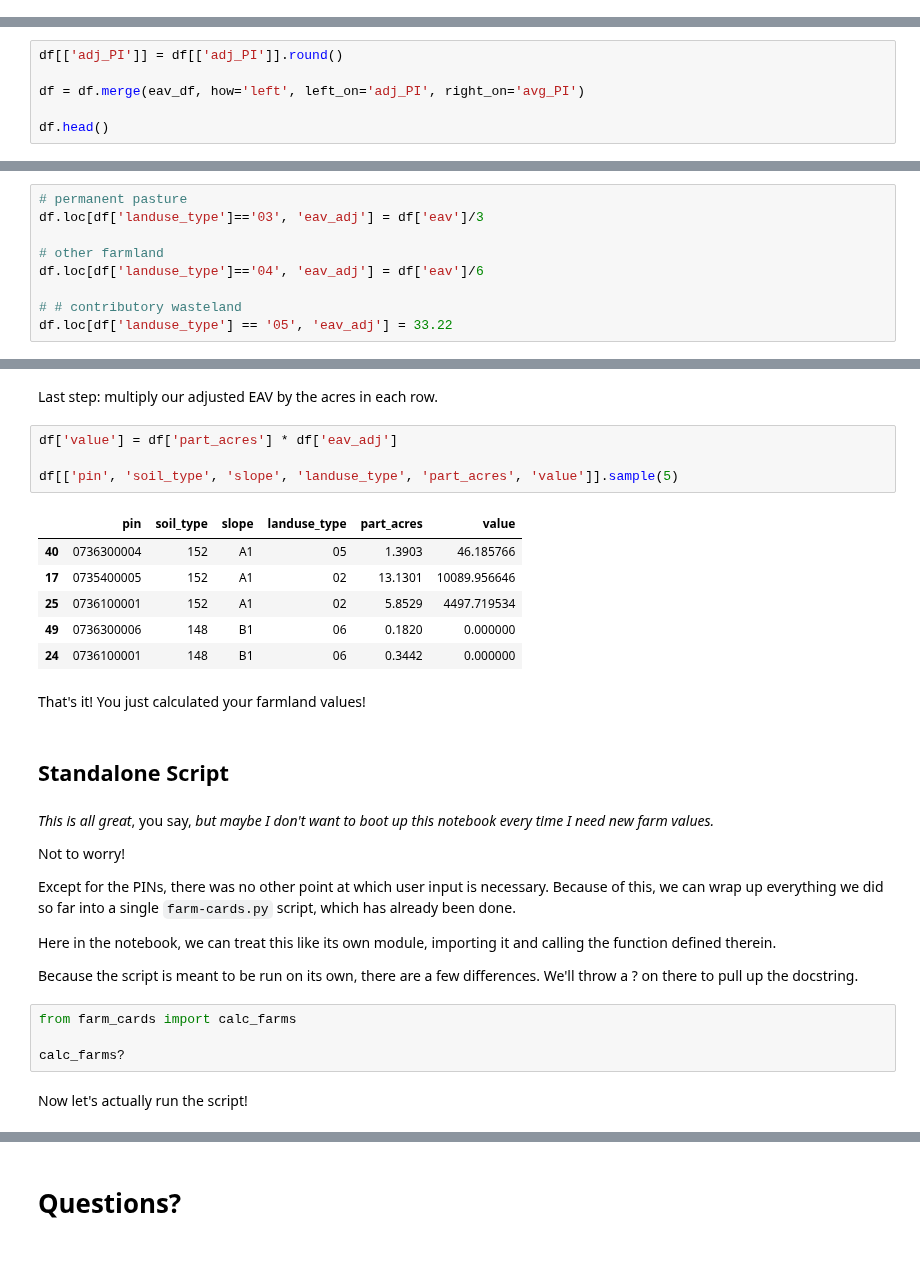
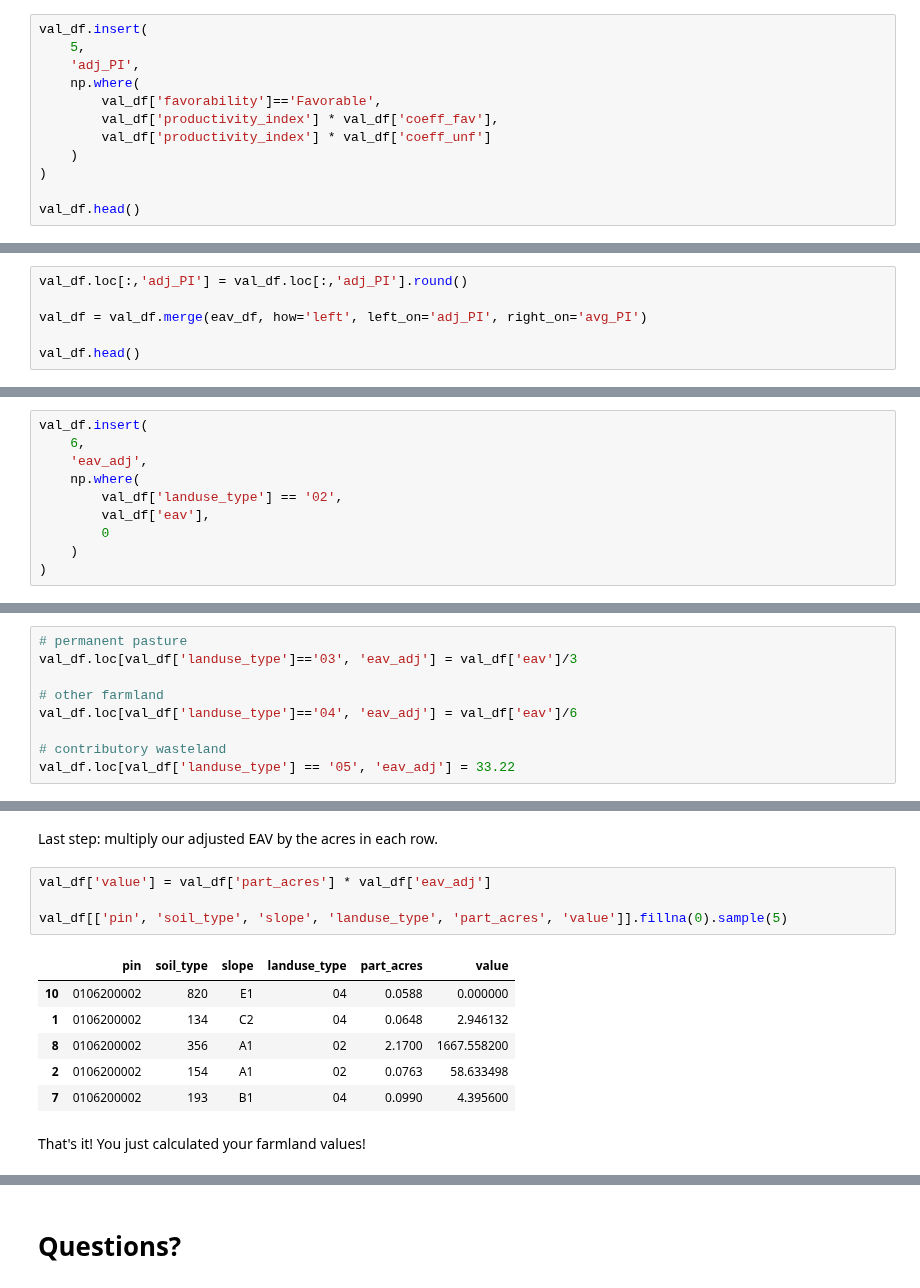
Before and after one commit to kcgis/farm-cards, a Jupyter notebook: farm-cards.ipynb, the cells around one changed output, grey strips where cells are left out. Saved outputs shown, nothing was run; the diff lists cells and outputs as text; blank space fills up the shorter version.

```diff
--- a/farm-cards.ipynb
+++ b/farm-cards.ipynb
@@ -754,0 +708,12 @@ We don't actually *have* unfavorable soil types in this sample, but if there wer
+# %%
+val_df.insert(
+    5,
+    'adj_PI',
+    np.where(
+        val_df['favorability']=='Favorable',
+        val_df['productivity_index'] * val_df['coeff_fav'],
+        val_df['productivity_index'] * val_df['coeff_unf']
+    )
+)
+
+val_df.head()
@@ -817,9 +789,9 @@ eav_df = eav_df.append(sub82)
 # %% [markdown]
 To successfully merge the EAV into our main dataframe, we've got to round our `adj_PI` values to the nearest integer.
 # %%
-df[['adj_PI']] = df[['adj_PI']].round()
+val_df.loc[:,'adj_PI'] = val_df.loc[:,'adj_PI'].round()
 
-df = df.merge(eav_df, how='left', left_on='adj_PI', right_on='avg_PI')
+val_df = val_df.merge(eav_df, how='left', left_on='adj_PI', right_on='avg_PI')
 
-df.head()
+val_df.head()
 # %% [output]
@@ -856,14 +824,24 @@ df[['eav_adj']] = df[['eav']].where(df['landuse_type']=='02', 0)
+# %%
+val_df.insert(
+    6,
+    'eav_adj',
+    np.where(
+        val_df['landuse_type'] == '02',
+        val_df['eav'],
+        0
+    )
+)
 # %% [markdown]
 #### Calculations
 # %%
 # permanent pasture
-df.loc[df['landuse_type']=='03', 'eav_adj'] = df['eav']/3
+val_df.loc[val_df['landuse_type']=='03', 'eav_adj'] = val_df['eav']/3
 
 # other farmland
-df.loc[df['landuse_type']=='04', 'eav_adj'] = df['eav']/6
+val_df.loc[val_df['landuse_type']=='04', 'eav_adj'] = val_df['eav']/6
 
-# # contributory wasteland
-df.loc[df['landuse_type'] == '05', 'eav_adj'] = 33.22
+# contributory wasteland
+val_df.loc[val_df['landuse_type'] == '05', 'eav_adj'] = 33.22
 # %% [markdown]
 Just to check, let's grab a random sample (the top rows don't show any landuse types that were calculated).
 # %%
@@ -880,33 +858,15 @@ df[['landuse_type', 'eav', 'eav_adj']].sample(5)
 # %% [markdown]
 Last step: multiply our adjusted EAV by the acres in each row.
 # %%
-df['value'] = df['part_acres'] * df['eav_adj']
+val_df['value'] = val_df['part_acres'] * val_df['eav_adj']
 
-df[['pin', 'soil_type', 'slope', 'landuse_type', 'part_acres', 'value']].sample(5)
+val_df[['pin', 'soil_type', 'slope', 'landuse_type', 'part_acres', 'value']].fillna(0).sample(5)
 # %% [output]
 |  | pin | soil_type | slope | landuse_type | part_acres | value |
-| 40 | 0736300004 | 152 | A1 | 05 | 1.3903 | 46.185766 |
-| 17 | 0735400005 | 152 | A1 | 02 | 13.1301 | 10089.956646 |
-| 25 | 0736100001 | 152 | A1 | 02 | 5.8529 | 4497.719534 |
-| 49 | 0736300006 | 148 | B1 | 06 | 0.1820 | 0.000000 |
-| 24 | 0736100001 | 148 | B1 | 06 | 0.3442 | 0.000000 |
+| 10 | 0106200002 | 820 | E1 | 04 | 0.0588 | 0.000000 |
+| 1 | 0106200002 | 134 | C2 | 04 | 0.0648 | 2.946132 |
+| 8 | 0106200002 | 356 | A1 | 02 | 2.1700 | 1667.558200 |
+| 2 | 0106200002 | 154 | A1 | 02 | 0.0763 | 58.633498 |
+| 7 | 0106200002 | 193 | B1 | 04 | 0.0990 | 4.395600 |
 # %% [markdown]
 That's it! You just calculated your farmland values!
-# %% [markdown]
-## Standalone Script
-# %% [markdown]
-*This is all great*, you say, *but maybe I don't want to boot up this notebook every time I need new farm values.*
-
-Not to worry!
-
-Except for the PINs, there was no other point at which user input is necessary. Because of this, we can wrap up everything we did so far into a single `farm-cards.py` script, which has already been done.
-
-Here in the notebook, we can treat this like its own module, importing it and calling the function defined therein.
-
-Because the script is meant to be run on its own, there are a few differences. We'll throw a ? on there to pull up the docstring.
-# %%
-from farm_cards import calc_farms
-
-calc_farms?
-# %% [markdown]
-Now let's actually run the script!
```
Also changed, not shown: parts of 92 cells of this notebook.
